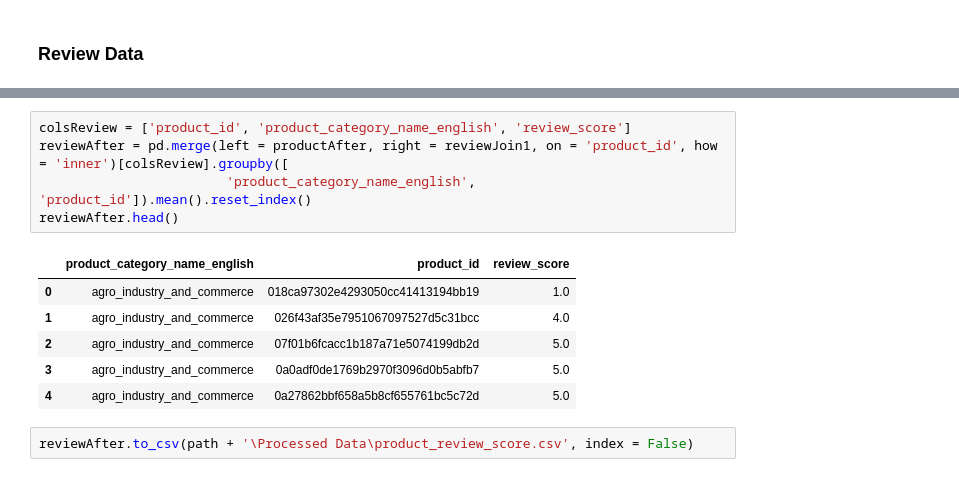
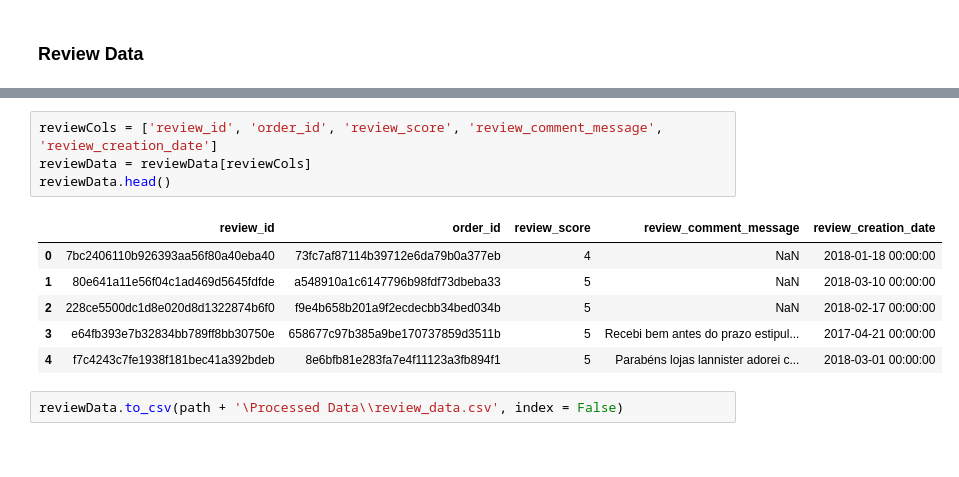
Before and after one commit to trquoctoann/neighborhood-based-recommendation-system, a Jupyter notebook: Preprocessing/Joining Data for Analysis.ipynb, the cells around one changed output, grey strips where cells are left out. Drawn from its saved outputs; the diff is of its cells as text.

```diff
--- a/Preprocessing/Joining Data for Analysis.ipynb
+++ b/Preprocessing/Joining Data for Analysis.ipynb
@@ -273,14 +300,13 @@ reviewJoin1.head()
-# %%
-colsReview = ['product_id', 'product_category_name_english', 'review_score']
-reviewAfter = pd.merge(left = productAfter, right = reviewJoin1, on = 'product_id', how = 'inner')[colsReview].groupby([
-                        'product_category_name_english', 'product_id']).mean().reset_index()
-reviewAfter.head()
-# %% [output]
-|  | product_category_name_english | product_id | review_score |
-| 0 | agro_industry_and_commerce | 018ca97302e4293050cc41413194bb19 | 1.0 |
-| 1 | agro_industry_and_commerce | 026f43af35e7951067097527d5c31bcc | 4.0 |
-| 2 | agro_industry_and_commerce | 07f01b6fcacc1b187a71e5074199db2d | 5.0 |
-| 3 | agro_industry_and_commerce | 0a0adf0de1769b2970f3096d0b5abfb7 | 5.0 |
-| 4 | agro_industry_and_commerce | 0a27862bbf658a5b8cf655761bc5c72d | 5.0 |
+# %%
+reviewCols = ['review_id', 'order_id', 'review_score', 'review_comment_message', 'review_creation_date']
+reviewData = reviewData[reviewCols]
+reviewData.head()
+# %% [output]
+|  | review_id | order_id | review_score | review_comment_message | review_creation_date |
+| 0 | 7bc2406110b926393aa56f80a40eba40 | 73fc7af87114b39712e6da79b0a377eb | 4 | NaN | 2018-01-18 00:00:00 |
+| 1 | 80e641a11e56f04c1ad469d5645fdfde | a548910a1c6147796b98fdf73dbeba33 | 5 | NaN | 2018-03-10 00:00:00 |
+| 2 | 228ce5500dc1d8e020d8d1322874b6f0 | f9e4b658b201a9f2ecdecbb34bed034b | 5 | NaN | 2018-02-17 00:00:00 |
+| 3 | e64fb393e7b32834bb789ff8bb30750e | 658677c97b385a9be170737859d3511b | 5 | Recebi bem antes do prazo estipul... | 2017-04-21 00:00:00 |
+| 4 | f7c4243c7fe1938f181bec41a392bdeb | 8e6bfb81e283fa7e4f11123a3fb894f1 | 5 | Parabéns lojas lannister adorei c... | 2018-03-01 00:00:00 |
 # %%
-reviewAfter.to_csv(path + '\Processed Data\product_review_score.csv', index = False)
+reviewData.to_csv(path + '\Processed Data\\review_data.csv', index = False)
```
Also changed, not shown: parts of 6 cells of this notebook, 2 other files.
